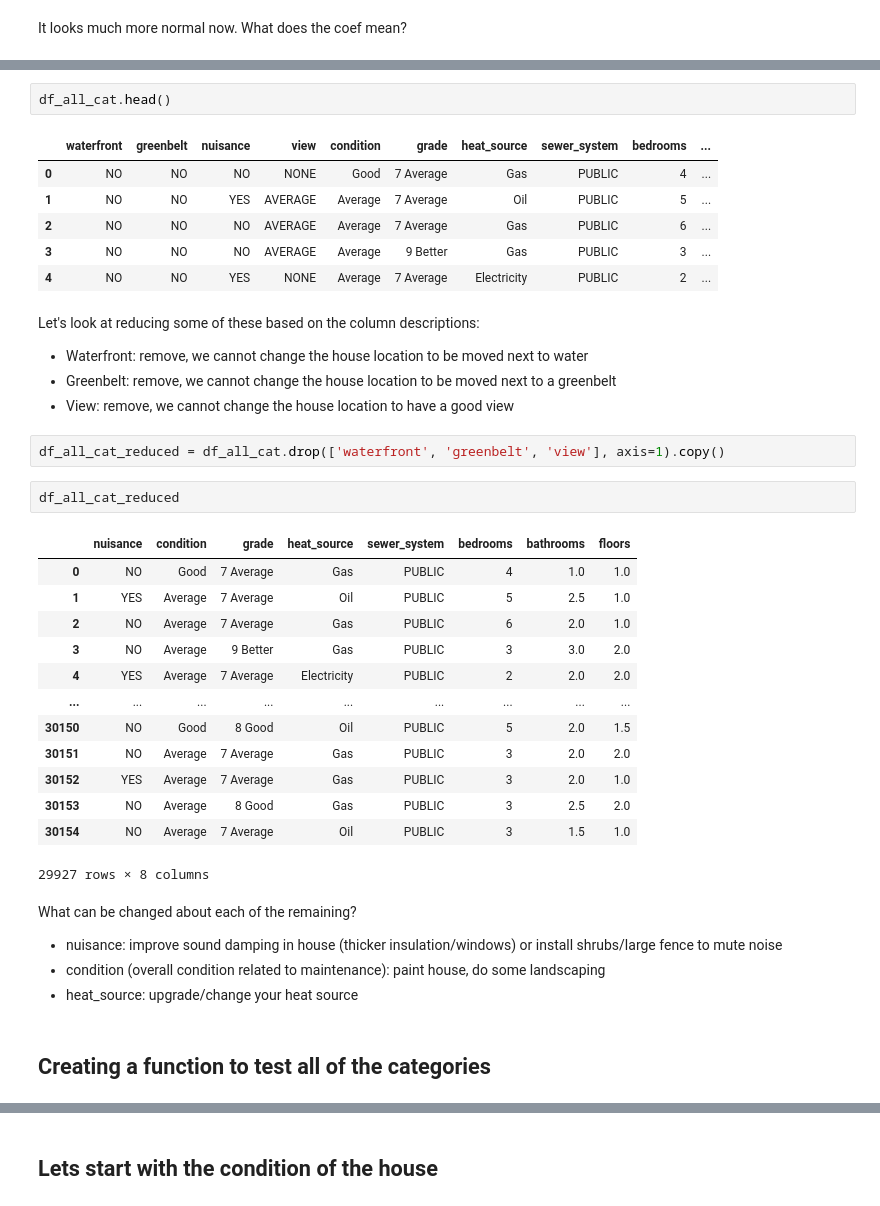
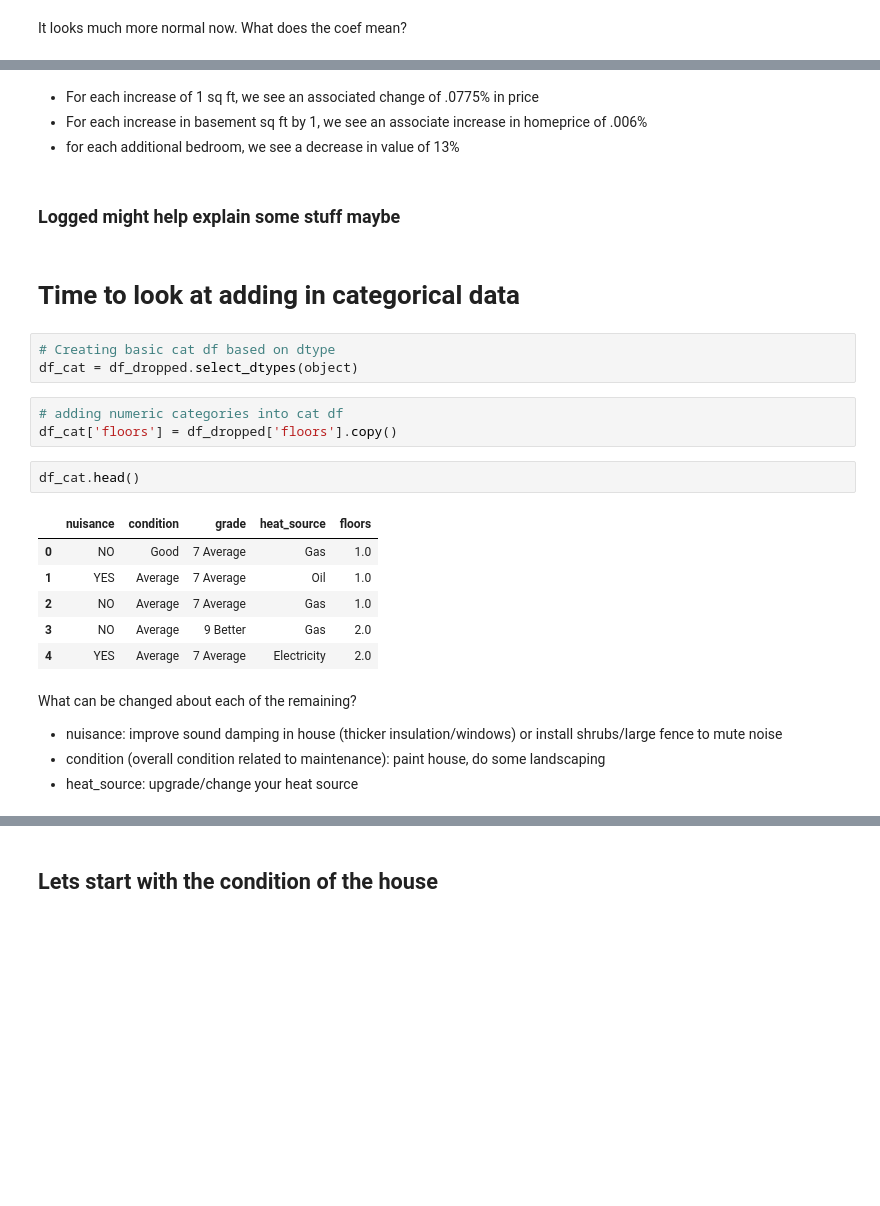
Before and after one commit to mduncan23/King-County-Real-Estate-Analysis, a Jupyter notebook: Matt Project Workbook.ipynb, the cells around one changed output, grey strips where cells are left out. Cells and saved outputs as stored; diff of their text form; blank space fills up the shorter version.

```diff
--- a/Matt Project Workbook.ipynb
+++ b/Matt Project Workbook.ipynb
@@ -568,39 +667,28 @@ For each increase of 1 sq ft, we see an associated change of .0367% in price
+# %% [markdown]
+- For each increase of 1 sq ft, we see an associated change of .0775% in price
+- For each increase in basement sq ft by 1, we see an associate increase in homeprice of .006%
+- for each additional bedroom, we see a decrease in value of 13%
+# %% [markdown]
+### Logged might help explain some stuff maybe
+# %% [markdown]
+# Time to look at adding in categorical data
+# %%
+# Creating basic cat df based on dtype
+df_cat = df_dropped.select_dtypes(object)
+# %%
+# adding numeric categories into cat df
+df_cat['floors'] = df_dropped['floors'].copy()
 # %%
-df_all_cat.head()
+df_cat.head()
 # %% [output]
-|  | waterfront | greenbelt | nuisance | view | condition | grade | heat_source | sewer_system | bedrooms | ... |
-| 0 | NO | NO | NO | NONE | Good | 7 Average | Gas | PUBLIC | 4 | ... |
-| 1 | NO | NO | YES | AVERAGE | Average | 7 Average | Oil | PUBLIC | 5 | ... |
-| 2 | NO | NO | NO | AVERAGE | Average | 7 Average | Gas | PUBLIC | 6 | ... |
-| 3 | NO | NO | NO | AVERAGE | Average | 9 Better | Gas | PUBLIC | 3 | ... |
-| 4 | NO | NO | YES | NONE | Average | 7 Average | Electricity | PUBLIC | 2 | ... |
+|  | nuisance | condition | grade | heat_source | floors |
+| 0 | NO | Good | 7 Average | Gas | 1.0 |
+| 1 | YES | Average | 7 Average | Oil | 1.0 |
+| 2 | NO | Average | 7 Average | Gas | 1.0 |
+| 3 | NO | Average | 9 Better | Gas | 2.0 |
+| 4 | YES | Average | 7 Average | Electricity | 2.0 |
-# %% [markdown]
-Let's look at reducing some of these based on the column descriptions:
-- Waterfront: remove, we cannot change the house location to be moved next to water
-- Greenbelt: remove, we cannot change the house location to be moved next to a greenbelt
-- View: remove, we cannot change the house location to have a good view
-# %%
-df_all_cat_reduced = df_all_cat.drop(['waterfront', 'greenbelt', 'view'], axis=1).copy()
-# %%
-df_all_cat_reduced
-# %% [output]
-|  | nuisance | condition | grade | heat_source | sewer_system | bedrooms | bathrooms | floors |
-| 0 | NO | Good | 7 Average | Gas | PUBLIC | 4 | 1.0 | 1.0 |
-| 1 | YES | Average | 7 Average | Oil | PUBLIC | 5 | 2.5 | 1.0 |
-| 2 | NO | Average | 7 Average | Gas | PUBLIC | 6 | 2.0 | 1.0 |
-| 3 | NO | Average | 9 Better | Gas | PUBLIC | 3 | 3.0 | 2.0 |
-| 4 | YES | Average | 7 Average | Electricity | PUBLIC | 2 | 2.0 | 2.0 |
-| ... | ... | ... | ... | ... | ... | ... | ... | ... |
-| 30150 | NO | Good | 8 Good | Oil | PUBLIC | 5 | 2.0 | 1.5 |
-| 30151 | NO | Average | 7 Average | Gas | PUBLIC | 3 | 2.0 | 2.0 |
-| 30152 | YES | Average | 7 Average | Gas | PUBLIC | 3 | 2.0 | 1.0 |
-| 30153 | NO | Average | 8 Good | Gas | PUBLIC | 3 | 2.5 | 2.0 |
-| 30154 | NO | Average | 7 Average | Oil | PUBLIC | 3 | 1.5 | 1.0 |
-29927 rows × 8 columns
 # %% [markdown]
 What can be changed about each of the remaining?
 - nuisance: improve sound damping in house (thicker insulation/windows) or install shrubs/large fence to mute noise
 - condition (overall condition related to maintenance): paint house, do some landscaping
 - heat_source: upgrade/change your heat source
-# %% [markdown]
-## Creating a function to test all of the categories
```
Also changed, not shown: parts of 130 cells of this notebook, 2 other files.
